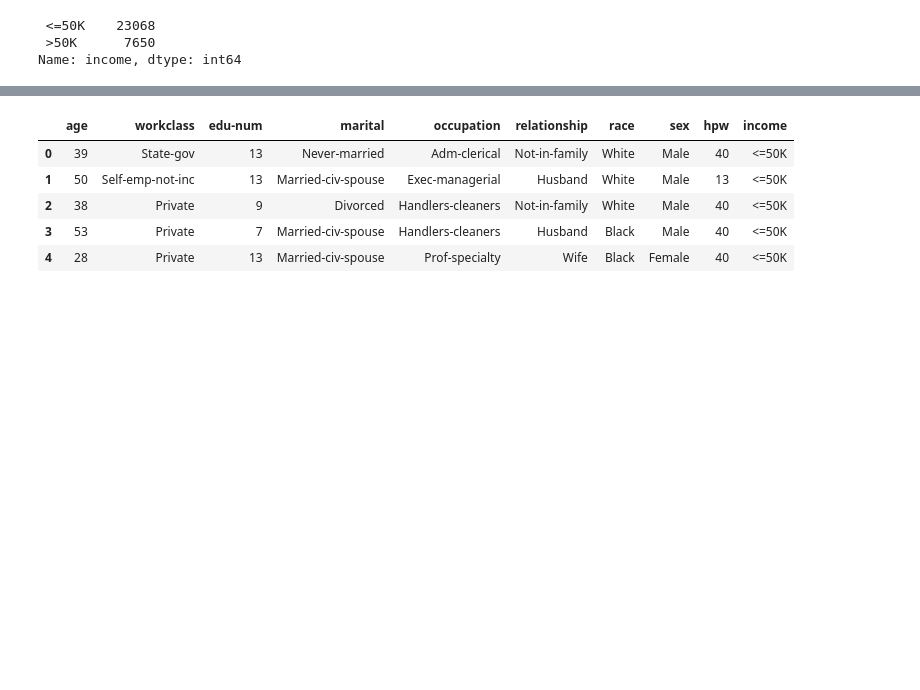
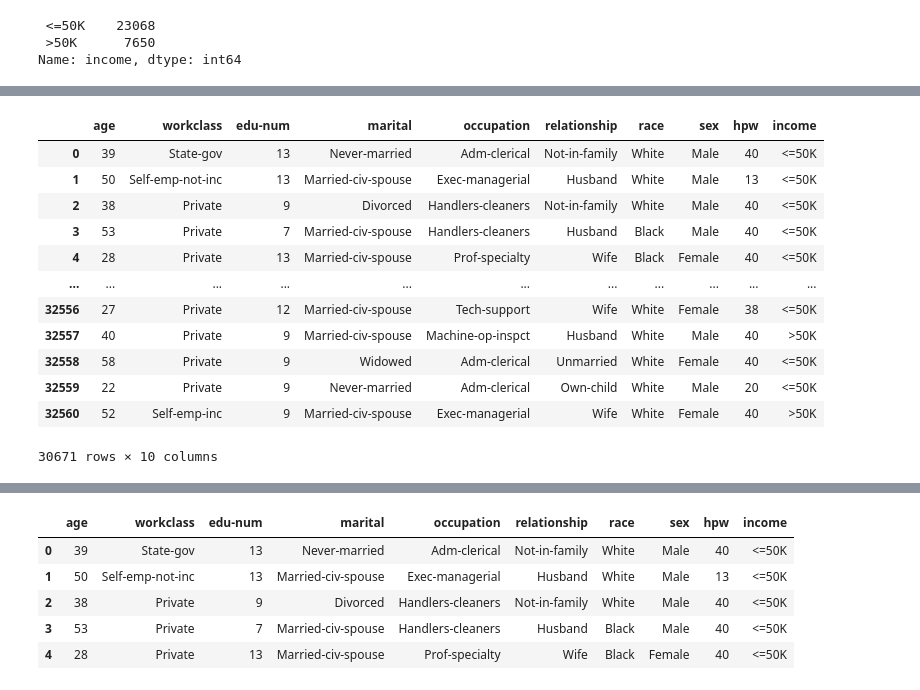
Before and after one commit to AthimetA/FRA503_HW_ML, a Jupyter notebook: inclass-week4.ipynb, the cells around one changed output, grey strips where cells are left out. Saved outputs shown, nothing was run; the diff lists cells and outputs as text; code cells hidden in the pictures; blank space fills up the shorter version.

```diff
--- a/inclass-week4.ipynb
+++ b/inclass-week4.ipynb
@@ -75,0 +120,17 @@ Name: income, dtype: int64
+# %%
+# %%timeit
+df[df.groupby("hpw")["hpw"].transform('size') > 5]
+# %% [output]
+|  | age | workclass | edu-num | marital | occupation | relationship | race | sex | hpw | income |
+| 0 | 39 | State-gov | 13 | Never-married | Adm-clerical | Not-in-family | White | Male | 40 | <=50K |
+| 1 | 50 | Self-emp-not-inc | 13 | Married-civ-spouse | Exec-managerial | Husband | White | Male | 13 | <=50K |
+| 2 | 38 | Private | 9 | Divorced | Handlers-cleaners | Not-in-family | White | Male | 40 | <=50K |
+| 3 | 53 | Private | 7 | Married-civ-spouse | Handlers-cleaners | Husband | Black | Male | 40 | <=50K |
+| 4 | 28 | Private | 13 | Married-civ-spouse | Prof-specialty | Wife | Black | Female | 40 | <=50K |
+| ... | ... | ... | ... | ... | ... | ... | ... | ... | ... | ... |
+| 32556 | 27 | Private | 12 | Married-civ-spouse | Tech-support | Wife | White | Female | 38 | <=50K |
+| 32557 | 40 | Private | 9 | Married-civ-spouse | Machine-op-inspct | Husband | White | Male | 40 | >50K |
+| 32558 | 58 | Private | 9 | Widowed | Adm-clerical | Unmarried | White | Female | 40 | <=50K |
+| 32559 | 22 | Private | 9 | Never-married | Adm-clerical | Own-child | White | Male | 20 | <=50K |
+| 32560 | 52 | Self-emp-inc | 9 | Married-civ-spouse | Exec-managerial | Wife | White | Female | 40 | >50K |
+30671 rows × 10 columns
```
Also changed, not shown: parts of 14 cells of this notebook.
